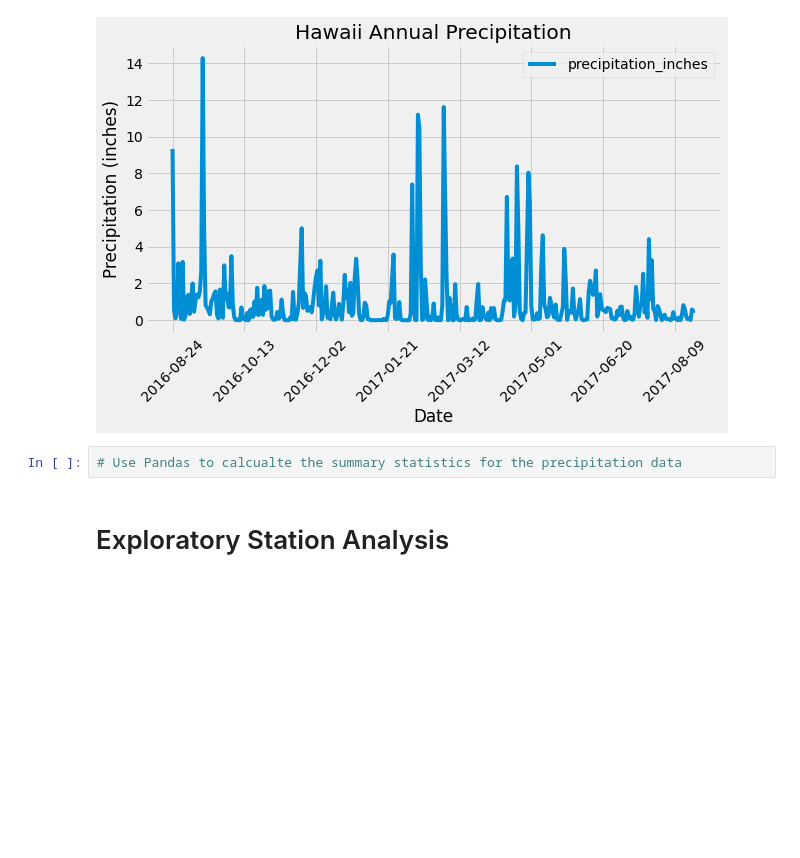
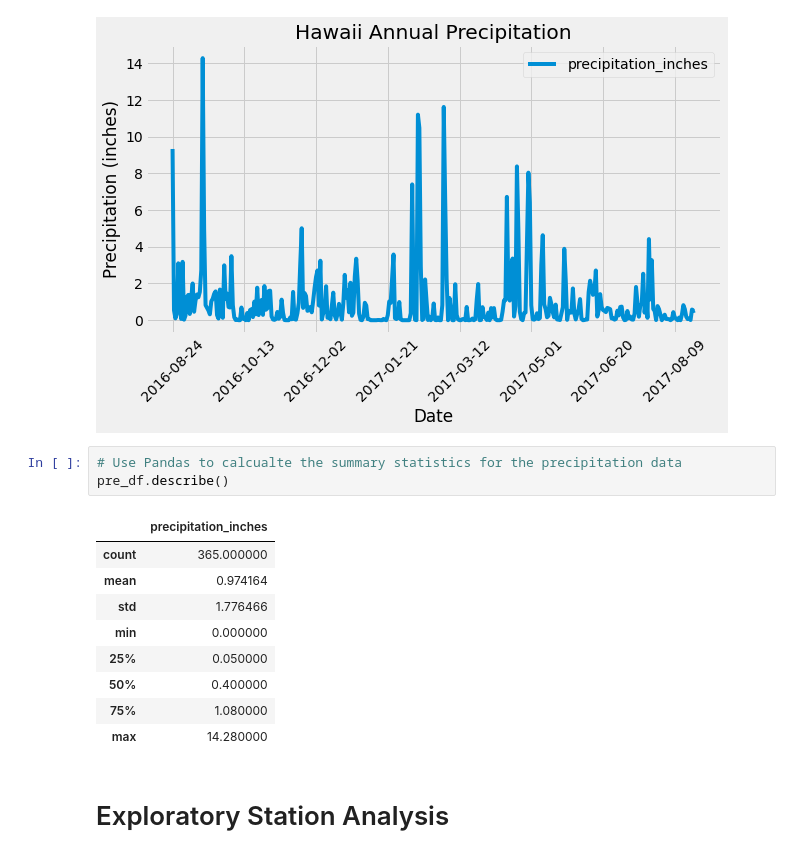
Before and after one commit to Kamerondee/sqlalchemy-challenge, a Jupyter notebook: climate_starter.ipynb, the cells around one changed output. Drawn from its saved outputs; the diff is of its cells as text; blank space fills up the shorter version.

```diff
--- a/climate_starter.ipynb
+++ b/climate_starter.ipynb
@@ -87,6 +87,17 @@ plt.show()
 [figure]
 # %%
 # Use Pandas to calcualte the summary statistics for the precipitation data
+pre_df.describe()
+# %% [output]
+|  | precipitation_inches |
+| count | 365.000000 |
+| mean | 0.974164 |
+| std | 1.776466 |
+| min | 0.000000 |
+| 25% | 0.050000 |
+| 50% | 0.400000 |
+| 75% | 1.080000 |
+| max | 14.280000 |
 # %% [markdown]
 # Exploratory Station Analysis
 # %%
```
